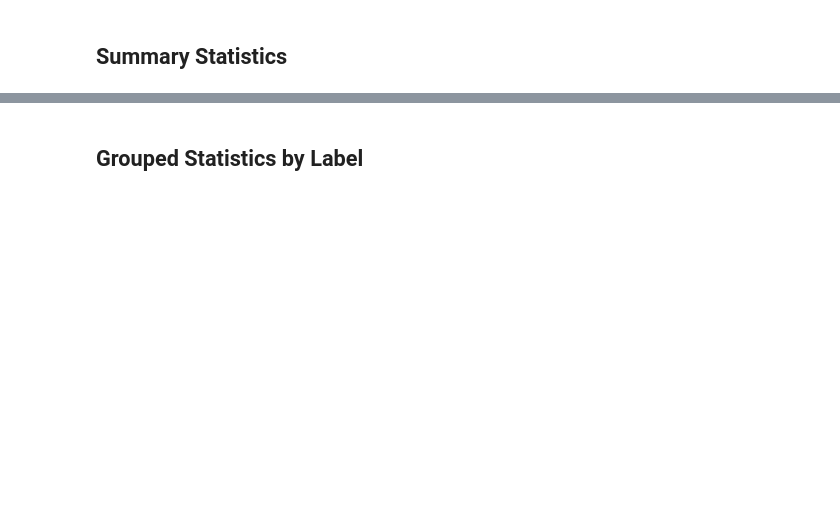
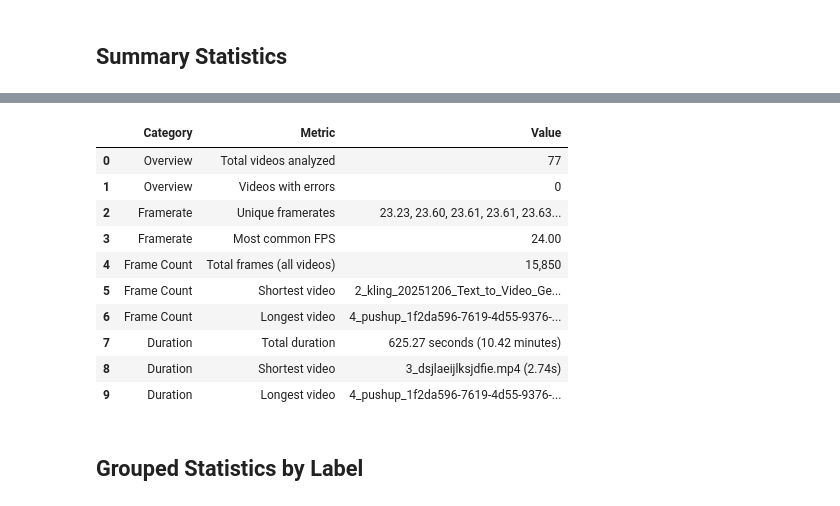
Before and after one commit to derekmok/machine-vision-coursework, a Jupyter notebook: Video_Metadata_Inspector.ipynb, the cells around one changed output, grey strips where cells are left out. Drawn from its saved outputs; the diff is of its cells as text; code cells hidden in the pictures; blank space fills up the shorter version.

```diff
--- a/Video_Metadata_Inspector.ipynb
+++ b/Video_Metadata_Inspector.ipynb
@@ -147,23 +133,47 @@ max        59.43       325.00             13.56
 # %%
-# Additional summary information
-print("\n" + "=" * 80)
-print("ADDITIONAL INSIGHTS")
-print("=" * 80)
+# Additional summary information as a consolidated DataFrame
+unique_fps = sorted(df_valid['framerate'].unique())
+most_common_fps = df_valid['framerate'].mode().values[0]
+min_frame_idx = df_valid['frame_count'].idxmin()
+max_frame_idx = df_valid['frame_count'].idxmax()
+total_duration_sec = df_valid['duration_seconds'].sum()
+total_duration_min = total_duration_sec / 60
+min_duration_idx = df_valid['duration_seconds'].idxmin()
+max_duration_idx = df_valid['duration_seconds'].idxmax()
 
-print(f"\nTotal videos analyzed: {len(df_valid)}")
-print(f"Videos with errors: {len(df) - len(df_valid)}")
+insights_data = {
+    'Category': [
+        'Overview', 'Overview',
+        'Framerate', 'Framerate',
+        'Frame Count', 'Frame Count', 'Frame Count',
+        'Duration', 'Duration', 'Duration'
+    ],
+    'Metric': [
+        'Total videos analyzed',
+        'Videos with errors',
+        'Unique framerates',
+        'Most common FPS',
+        'Total frames (all videos)',
+        'Shortest video',
+        'Longest video',
+        'Total duration',
+        'Shortest video',
+        'Longest video'
+    ],
+    'Value': [
+        str(len(df_valid)),
+        str(len(df) - len(df_valid)),
+        ', '.join([f"{fps:.2f}" for fps in unique_fps]),
+        f"{most_common_fps:.2f}",
+        f"{df_valid['frame_count'].sum():,}",
+        f"{df_valid.loc[min_frame_idx, 'filename']} ({df_valid['frame_count'].min()} frames)",
+        f"{df_valid.loc[max_frame_idx, 'filename']} ({df_valid['frame_count'].max()} frames)",
+        f"{total_duration_sec:.2f} seconds ({total_duration_min:.2f} minutes)",
+        f"{df_valid.loc[min_duration_idx, 'filename']} ({df_valid['duration_seconds'].min():.2f}s)",
+        f"{df_valid.loc[max_duration_idx, 'filename']} ({df_valid['duration_seconds'].max():.2f}s)"
+    ]
+}
 
-print(f"\n--- Framerate ---")
-print(f"  Unique framerates: {sorted(df_valid['framerate'].unique())}")
-print(f"  Most common: {df_valid['framerate'].mode().values[0]:.2f} FPS")
-
-print(f"\n--- Frame Count ---")
-print(f"  Total frames (all videos): {df_valid['frame_count'].sum():,}")
-print(f"  Shortest video: {df_valid.loc[df_valid['frame_count'].idxmin(), 'filename']} ({df_valid['frame_count'].min()} frames)")
-print(f"  Longest video: {df_valid.loc[df_valid['frame_count'].idxmax(), 'filename']} ({df_valid['frame_count'].max()} frames)")
-
-print(f"\n--- Duration ---")
-print(f"  Total duration (all videos): {df_valid['duration_seconds'].sum():.2f} seconds ({df_valid['duration_seconds'].sum() / 60:.2f} minutes)")
-print(f"  Shortest video: {df_valid.loc[df_valid['duration_seconds'].idxmin(), 'filename']} ({df_valid['duration_seconds'].min():.2f}s)")
-print(f"  Longest video: {df_valid.loc[df_valid['duration_seconds'].idxmax(), 'filename']} ({df_valid['duration_seconds'].max():.2f}s)")
+insights_df = pd.DataFrame(insights_data)
+insights_df
 # %% [output]
@@ -190,3 +180,14 @@ Videos with errors: 0
+|  | Category | Metric | Value |
+| 0 | Overview | Total videos analyzed | 77 |
+| 1 | Overview | Videos with errors | 0 |
+| 2 | Framerate | Unique framerates | 23.23, 23.60, 23.61, 23.61, 23.63... |
+| 3 | Framerate | Most common FPS | 24.00 |
+| 4 | Frame Count | Total frames (all videos) | 15,850 |
+| 5 | Frame Count | Shortest video | 2_kling_20251206_Text_to_Video_Ge... |
+| 6 | Frame Count | Longest video | 4_pushup_1f2da596-7619-4d55-9376-... |
+| 7 | Duration | Total duration | 625.27 seconds (10.42 minutes) |
+| 8 | Duration | Shortest video | 3_dsjlaeijlksjdfie.mp4 (2.74s) |
+| 9 | Duration | Longest video | 4_pushup_1f2da596-7619-4d55-9376-... |
 # %% [markdown]
 ## Grouped Statistics by Label
 # %%
```
Also changed, not shown: parts of 4 cells of this notebook, 15 other files.
